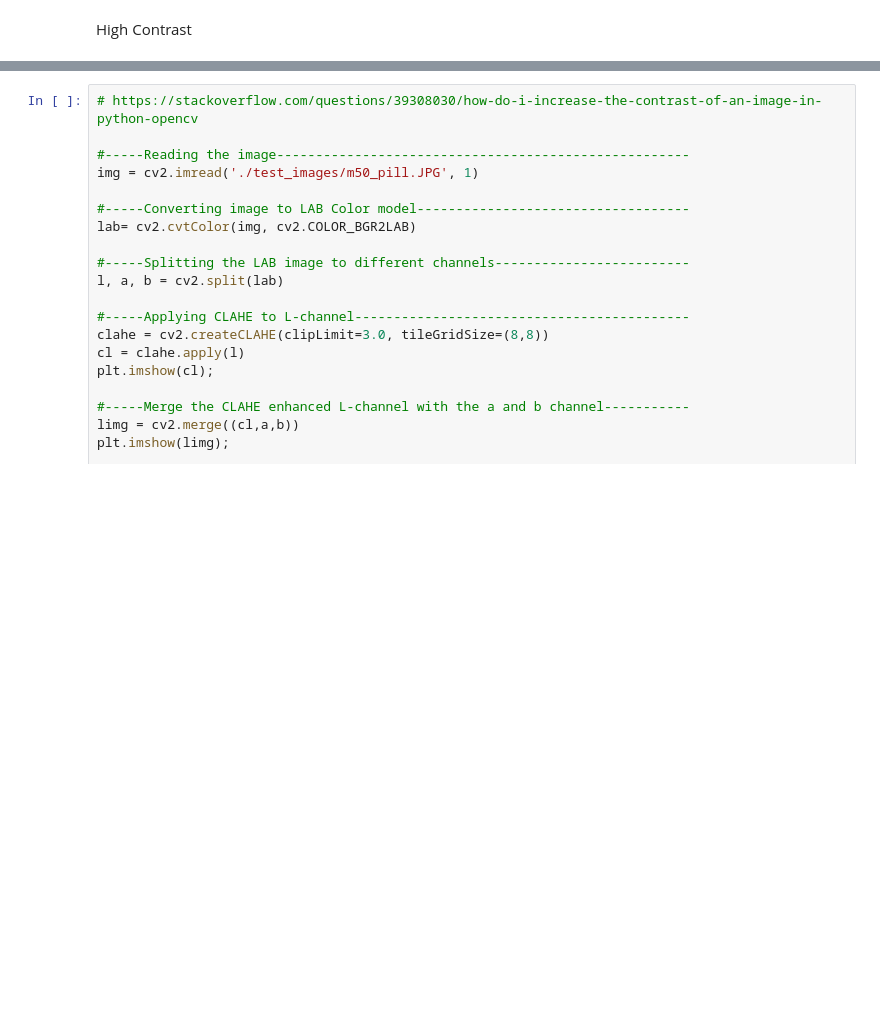
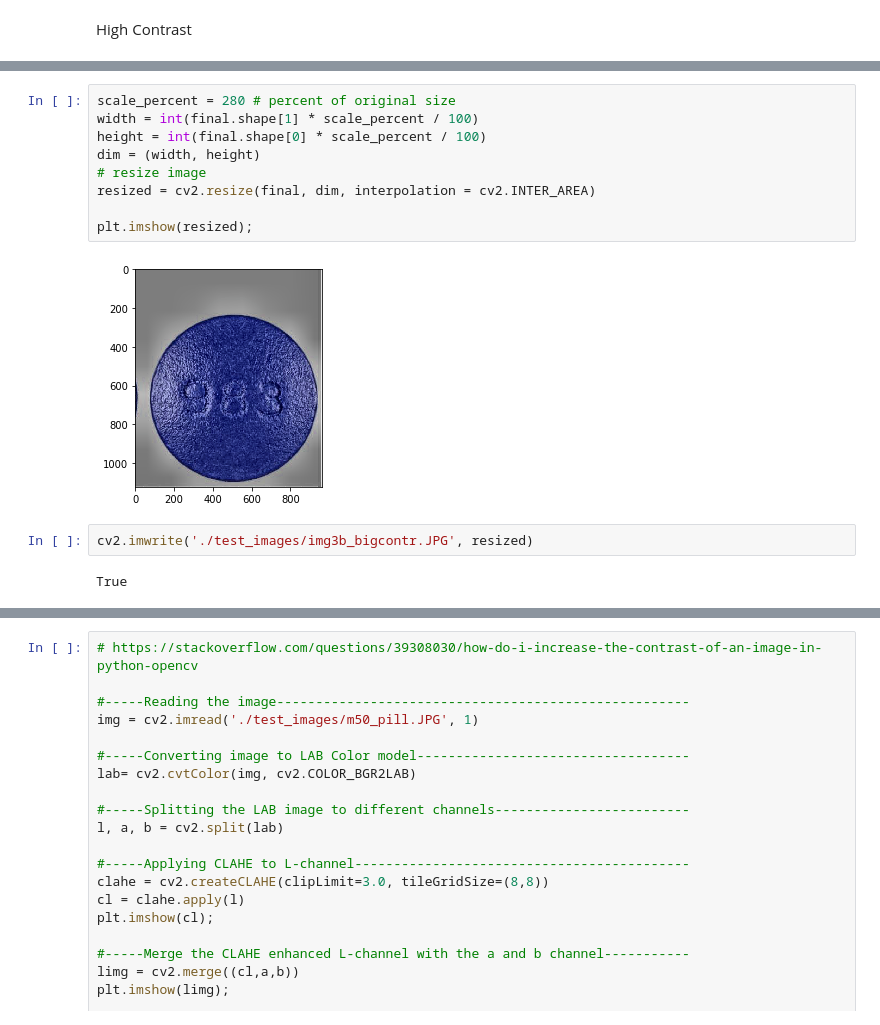
Before and after one commit to labs12-rxid/DS, a Jupyter notebook: ImagePreprocessTest.ipynb, the cells around one changed output, grey strips where cells are left out. Drawn from its saved outputs; the diff is of its cells as text; blank space fills up the shorter version.

```diff
--- a/ImagePreprocessTest.ipynb
+++ b/ImagePreprocessTest.ipynb
@@ -147,0 +226,15 @@ High Contrast
+# %%
+scale_percent = 280 # percent of original size
+width = int(final.shape[1] * scale_percent / 100)
+height = int(final.shape[0] * scale_percent / 100)
+dim = (width, height)
+# resize image
+resized = cv2.resize(final, dim, interpolation = cv2.INTER_AREA)
+
+plt.imshow(resized);
+# %% [output]
+[figure, added]
+# %%
+cv2.imwrite('./test_images/img3b_bigcontr.JPG', resized)
+# %% [output]
+True
```
Also changed, not shown: parts of 22 cells of this notebook.
